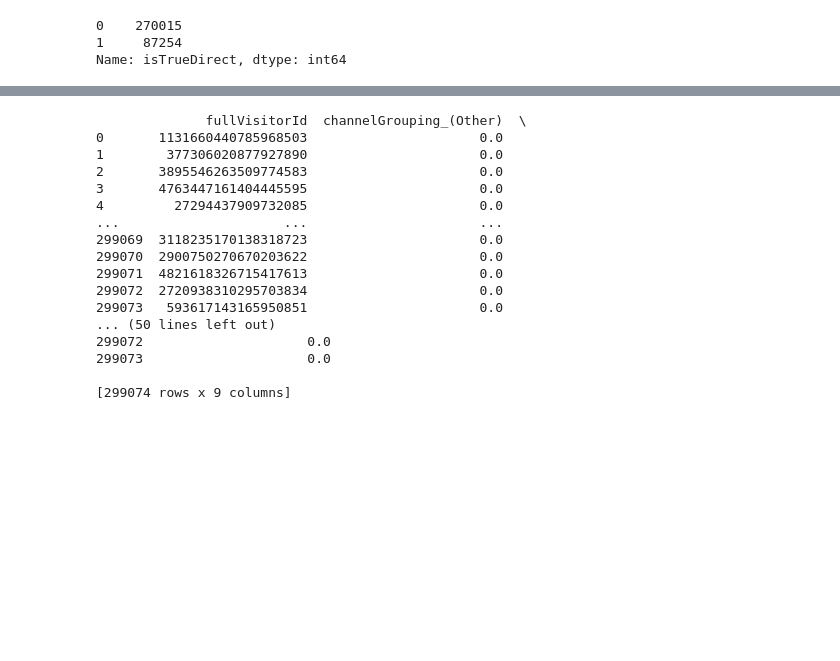
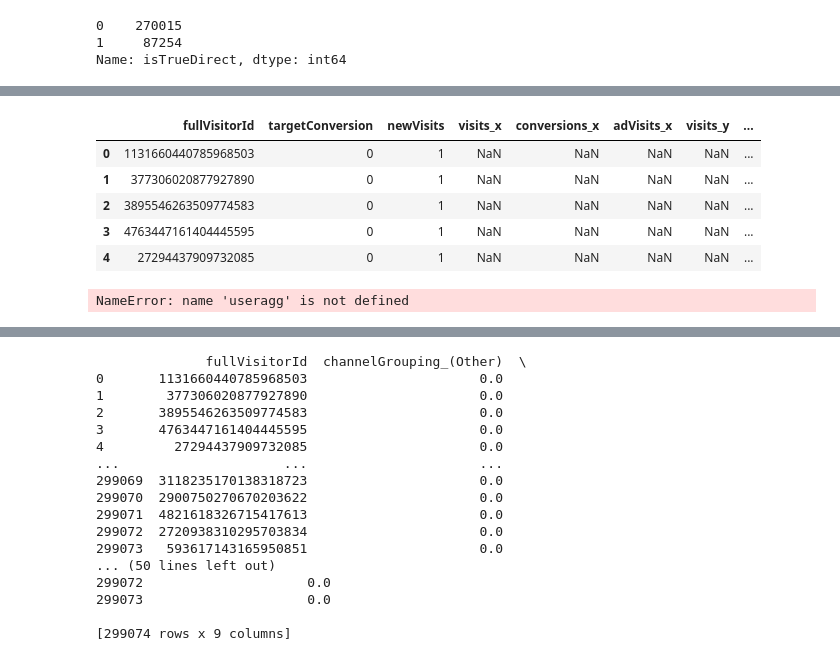
Before and after one commit to McGill-MMA-EnterpriseAnalytics/Revenue-Radar, a Jupyter notebook: Conversion-Analyst-Workspace/preprocessing-w-cutoff.ipynb, the cells around one changed output, grey strips where cells are left out. Saved outputs shown, nothing was run; the diff lists cells and outputs as text; code cells hidden in the pictures; blank space fills up the shorter version.

```diff
--- a/Conversion-Analyst-Workspace/preprocessing-w-cutoff.ipynb
+++ b/Conversion-Analyst-Workspace/preprocessing-w-cutoff.ipynb
@@ -224,0 +234,4 @@ useragg = df1c.groupby('fullVisitorId').agg(agg_dict)
+# %%
+visitor_counts = df2.groupby('fullVisitorId').agg(aggregations)
+# %%
+visitor_counts.columns = ['visits', 'conversions', 'adVisits']
@@ -224,0 +248,2 @@ useragg = df1c.groupby('fullVisitorId').agg(agg_dict)
+# %%
+visitor_counts.reset_index(inplace=True)
@@ -224,0 +263,2 @@ useragg = df1c.groupby('fullVisitorId').agg(agg_dict)
+# %%
+df1train = df1train.merge(visitor_counts, on='fullVisitorId', how='left')
@@ -225,3 +268,16 @@ useragg = df1c.groupby('fullVisitorId').agg(agg_dict)
+# %%
+df1train.head()
+# %% [output]
+|  | fullVisitorId | targetConversion | newVisits | visits_x | conversions_x | adVisits_x | visits_y | ... |
+| 0 | 1131660440785968503 | 0 | 1 | NaN | NaN | NaN | NaN | ... |
+| 1 | 377306020877927890 | 0 | 1 | NaN | NaN | NaN | NaN | ... |
+| 2 | 3895546263509774583 | 0 | 1 | NaN | NaN | NaN | NaN | ... |
+| 3 | 4763447161404445595 | 0 | 1 | NaN | NaN | NaN | NaN | ... |
+| 4 | 27294437909732085 | 0 | 1 | NaN | NaN | NaN | NaN | ... |
+# %%
+useragg.head()
+# %% [output]
+NameError: name 'useragg' is not defined
 # %%
 # quick test of type of object agg returns
 # aggtest = df1c.groupby('fullVisitorId').agg(agg_dict) # worked
```
Also changed, not shown: parts of 12 cells of this notebook.
